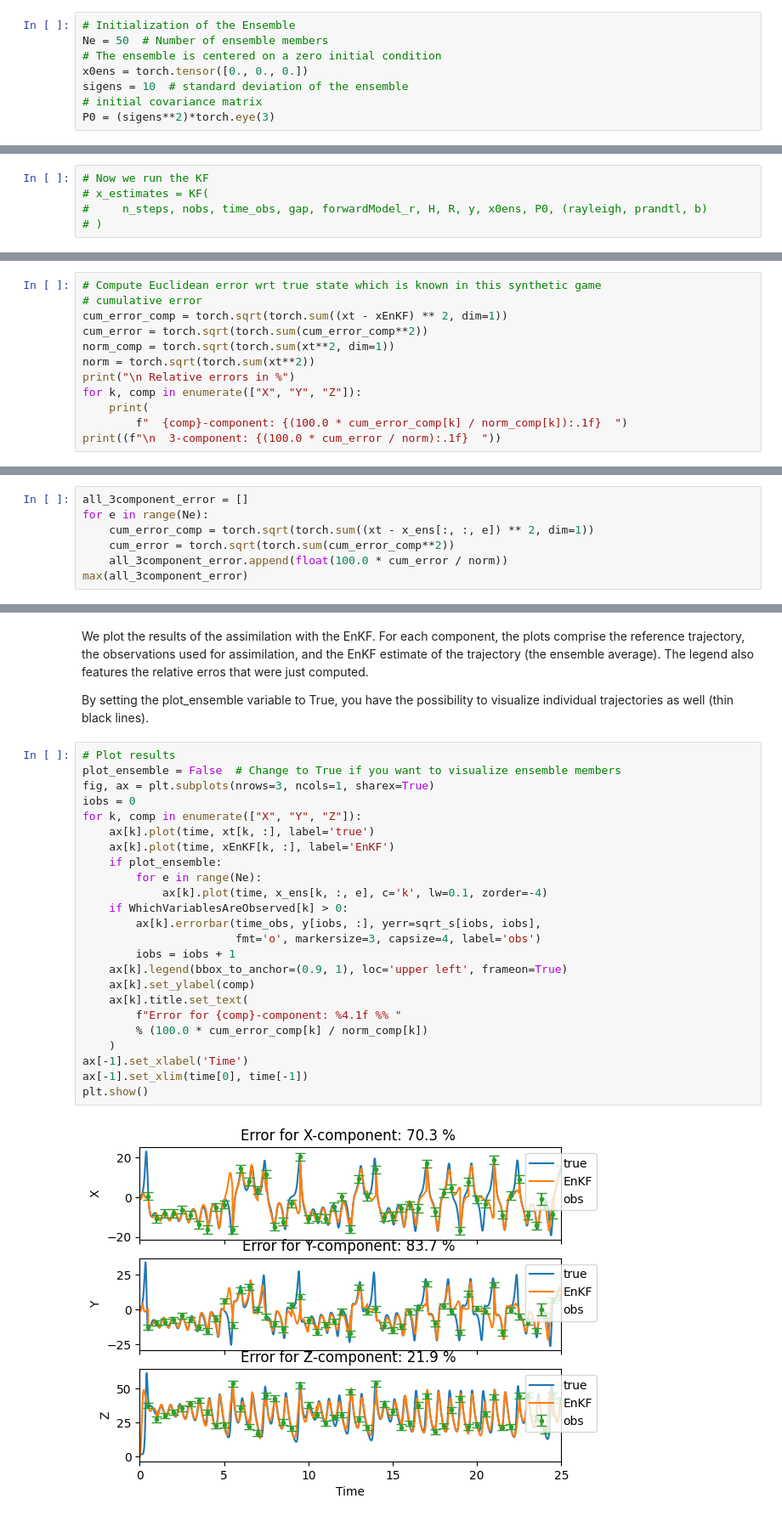
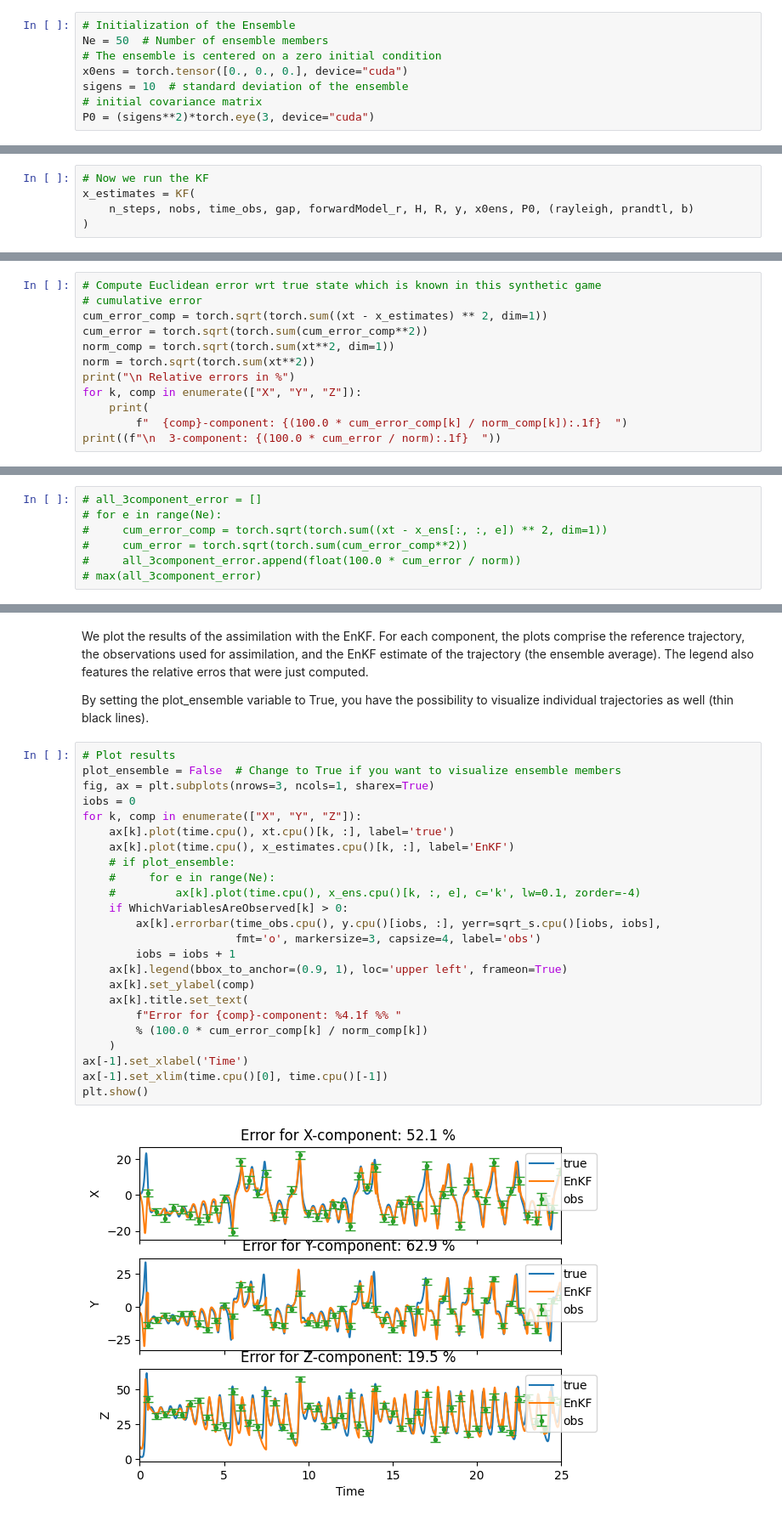
Before and after one commit to acse-jm122/torchda, a Jupyter notebook: examples/lorenz_enkf.ipynb, the cells around one changed output, grey strips where cells are left out. Shown: that part at 85% size. Saved outputs shown, nothing was run; the diff lists cells and outputs as text.

Commit message:
Add CUDA support

```diff
--- a/examples/lorenz_enkf.ipynb
+++ b/examples/lorenz_enkf.ipynb
@@ -146,10 +146,10 @@ The ensemble, which is assumed to be centered on a zero initial condition, is ch
 # Initialization of the Ensemble
 Ne = 50  # Number of ensemble members
 # The ensemble is centered on a zero initial condition
-x0ens = torch.tensor([0., 0., 0.])
+x0ens = torch.tensor([0., 0., 0.], device="cuda")
 sigens = 10  # standard deviation of the ensemble
 # initial covariance matrix
-P0 = (sigens**2)*torch.eye(3)
+P0 = (sigens**2)*torch.eye(3, device="cuda")
 # %% [markdown]
 We have all the ingredients we need (physical model, observations, their statistics, initial ensemble) to apply the EnKF.
 The python script `myEnKF.py` contains the implementation of the EnKF. It returns two numpy arrays:
@@ -163,8 +163,8 @@ xEnKF, x_ens = EnKF(
 # %%
 # Now we run the KF
-# x_estimates = KF(
-#     n_steps, nobs, time_obs, gap, forwardModel_r, H, R, y, x0ens, P0, (rayleigh, prandtl, b)
-# )
+x_estimates = KF(
+    n_steps, nobs, time_obs, gap, forwardModel_r, H, R, y, x0ens, P0, (rayleigh, prandtl, b)
+)
 # %% [markdown]
 Since we are dealing with a twin experiment, we know what the true dynamical trajectory is, and we can assess exactly how good the EnKF is performing, under the conditions that were prescribed above.
 
@@ -172,7 +172,7 @@ The python code below is used to quantify the error, for the $X$, $Y$ and $Z$ co
 # %%
 # Compute Euclidean error wrt true state which is known in this synthetic game
 # cumulative error
-cum_error_comp = torch.sqrt(torch.sum((xt - xEnKF) ** 2, dim=1))
+cum_error_comp = torch.sqrt(torch.sum((xt - x_estimates) ** 2, dim=1))
 cum_error = torch.sqrt(torch.sum(cum_error_comp**2))
 norm_comp = torch.sqrt(torch.sum(xt**2, dim=1))
 norm = torch.sqrt(torch.sum(xt**2))
@@ -191,7 +191,7 @@ print((f"\n  3-component: {(100.0 * cum_error / norm):.1f}  "))
 # %%
-all_3component_error = []
-for e in range(Ne):
-    cum_error_comp = torch.sqrt(torch.sum((xt - x_ens[:, :, e]) ** 2, dim=1))
-    cum_error = torch.sqrt(torch.sum(cum_error_comp**2))
-    all_3component_error.append(float(100.0 * cum_error / norm))
-max(all_3component_error)
+# all_3component_error = []
+# for e in range(Ne):
+#     cum_error_comp = torch.sqrt(torch.sum((xt - x_ens[:, :, e]) ** 2, dim=1))
+#     cum_error = torch.sqrt(torch.sum(cum_error_comp**2))
+#     all_3component_error.append(float(100.0 * cum_error / norm))
+# max(all_3component_error)
@@ -205,26 +203,26 @@ By setting the plot_ensemble variable to True, you have the possibility to visua
 # %%
 # Plot results
 plot_ensemble = False  # Change to True if you want to visualize ensemble members
 fig, ax = plt.subplots(nrows=3, ncols=1, sharex=True)
 iobs = 0
 for k, comp in enumerate(["X", "Y", "Z"]):
-    ax[k].plot(time, xt[k, :], label='true')
-    ax[k].plot(time, xEnKF[k, :], label='EnKF')
-    if plot_ensemble:
-        for e in range(Ne):
-            ax[k].plot(time, x_ens[k, :, e], c='k', lw=0.1, zorder=-4)
+    ax[k].plot(time.cpu(), xt.cpu()[k, :], label='true')
+    ax[k].plot(time.cpu(), x_estimates.cpu()[k, :], label='EnKF')
+    # if plot_ensemble:
+    #     for e in range(Ne):
+    #         ax[k].plot(time.cpu(), x_ens.cpu()[k, :, e], c='k', lw=0.1, zorder=-4)
     if WhichVariablesAreObserved[k] > 0:
-        ax[k].errorbar(time_obs, y[iobs, :], yerr=sqrt_s[iobs, iobs],
+        ax[k].errorbar(time_obs.cpu(), y.cpu()[iobs, :], yerr=sqrt_s.cpu()[iobs, iobs],
                        fmt='o', markersize=3, capsize=4, label='obs')
         iobs = iobs + 1
     ax[k].legend(bbox_to_anchor=(0.9, 1), loc='upper left', frameon=True)
     ax[k].set_ylabel(comp)
     ax[k].title.set_text(
         f"Error for {comp}-component: %4.1f %% "
         % (100.0 * cum_error_comp[k] / norm_comp[k])
     )
 ax[-1].set_xlabel('Time')
-ax[-1].set_xlim(time[0], time[-1])
+ax[-1].set_xlim(time.cpu()[0], time.cpu()[-1])
 plt.show()
 # %% [output]
-[figure, old version]
+[figure, new version]
```
Also changed, not shown: parts of 7 cells of this notebook, 4 other files.
